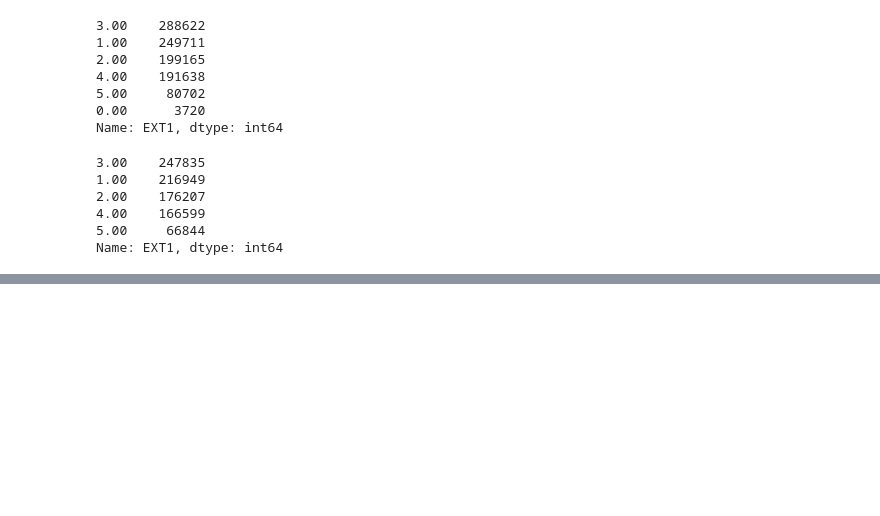
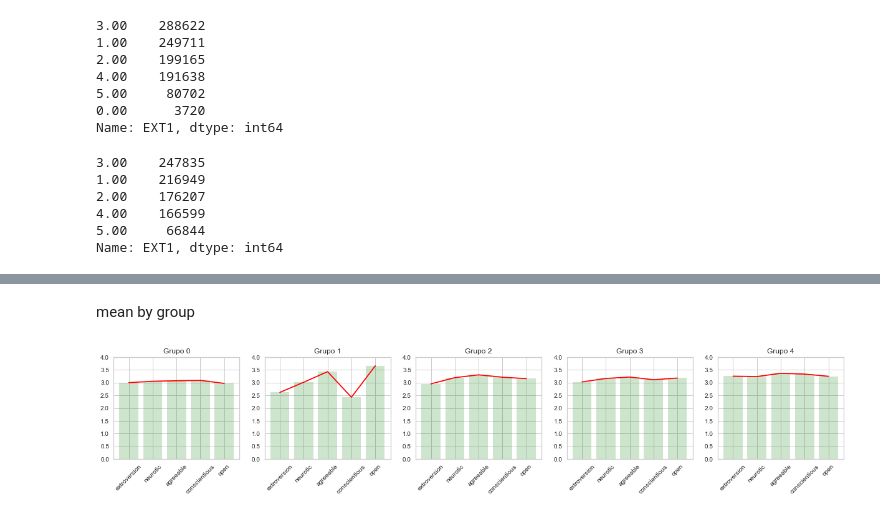
Before and after one commit to dieimeslee/IApersonalitymatch, a Jupyter notebook: FivePersonalityTrait.ipynb, the cells around one changed output, grey strips where cells are left out. Cells and saved outputs as stored; diff of their text form; code cells hidden in the pictures; blank space fills up the shorter version.

Commit message:
data group in 5, analysis based in categories

```diff
--- a/FivePersonalityTrait.ipynb
+++ b/FivePersonalityTrait.ipynb
@@ -108,0 +110,3 @@ k_fit = kmeans.fit(data)
+# %%
+prediction = k_fit.labels_
+data['Clusters'] = prediction
@@ -108,0 +145,15 @@ k_fit = kmeans.fit(data)
+# %%
+col_list = list(data)
+ext = col_list[0:10] #ext = extroversion
+neu = col_list[10:20] #neu = neurotic
+agr = col_list[20:30] #agr = agreeableness
+csn = col_list[30:40] #csn = conscientious
+opn = col_list[40:50] #opn = open
+# %%
+data_plus = pd.DataFrame()
+data_plus['extroversion'] = data[ext].sum(axis=1)/10
+data_plus['neurotic'] = data[neu].sum(axis=1)/10
+data_plus['agreeable'] = data[agr].sum(axis=1)/10
+data_plus['conscientious'] = data[csn].sum(axis=1)/10
+data_plus['open'] = data[opn].sum(axis=1)/10
+data_plus['clusters'] = prediction
@@ -108,0 +170,15 @@ k_fit = kmeans.fit(data)
+# %% [markdown]
+mean by group
+# %%
+data_clusters = data_plus.groupby('clusters').mean()
+# %%
+plt.figure(figsize=(21,3))
+for i in range(0, 5):
+    plt.subplot(1,5,i+1)
+    plt.bar(data_clusters.columns, data_clusters.iloc[:, i], color='green', alpha=0.2)
+    plt.plot(data_clusters.columns, data_clusters.iloc[:, i], color='red')
+    plt.title('Grupo ' + str(i))
+    plt.xticks(rotation=45)
+    plt.ylim(0,4);
+# %% [output]
+[figure, added]
```
Also changed, not shown: parts of 18 cells of this notebook.
